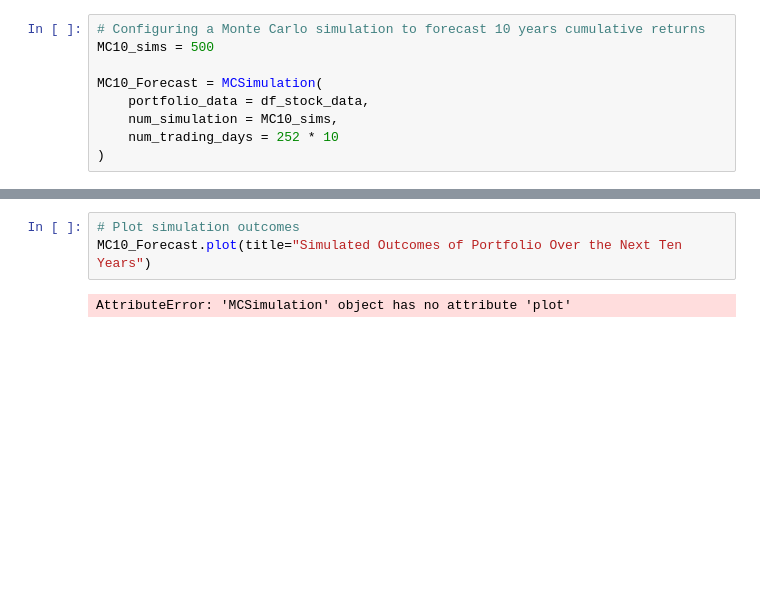
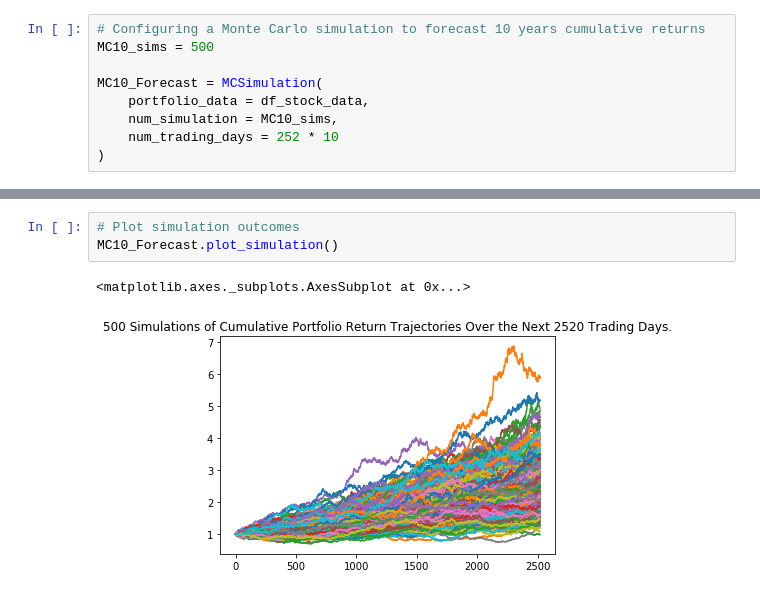
Before and after one commit to bgregory0913/Financial_Planning, a Jupyter notebook: Starter_Code/financial-planner.ipynb, the cells around one changed output, grey strips where cells are left out. Cells and saved outputs as stored; diff of their text form; blank space fills up the shorter version.

```diff
--- a/Starter_Code/financial-planner.ipynb
+++ b/Starter_Code/financial-planner.ipynb
@@ -459,9 +456,10 @@ Running Monte Carlo simulation number 490.
 2521 rows × 500 columns
 # %%
 # Plot simulation outcomes
-MC10_Forecast.plot(title="Simulated Outcomes of Portfolio Over the Next Ten Years")
+MC10_Forecast.plot_simulation()
 # %% [output]
-AttributeError: 'MCSimulation' object has no attribute 'plot'
+<matplotlib.axes._subplots.AxesSubplot at 0x...>
+[figure, added]
 # %%
 # Plot probability distribution and confidence intervals
 MC_prob_conf_plot = MC10_Forecast.plot_distribution()
```
Also changed, not shown: parts of 20 cells of this notebook.
